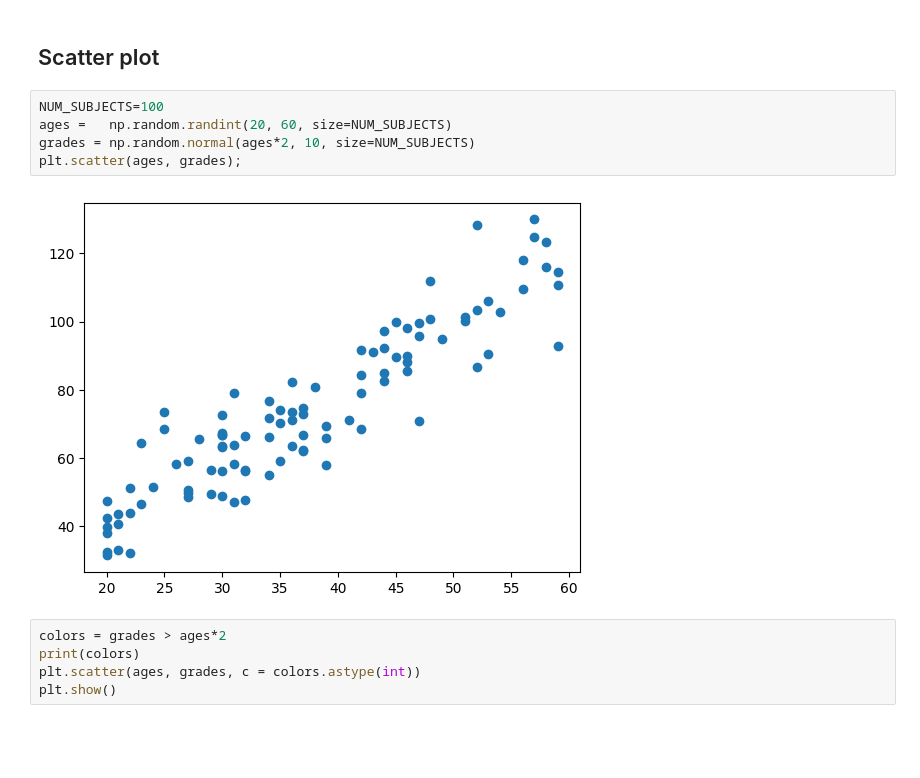
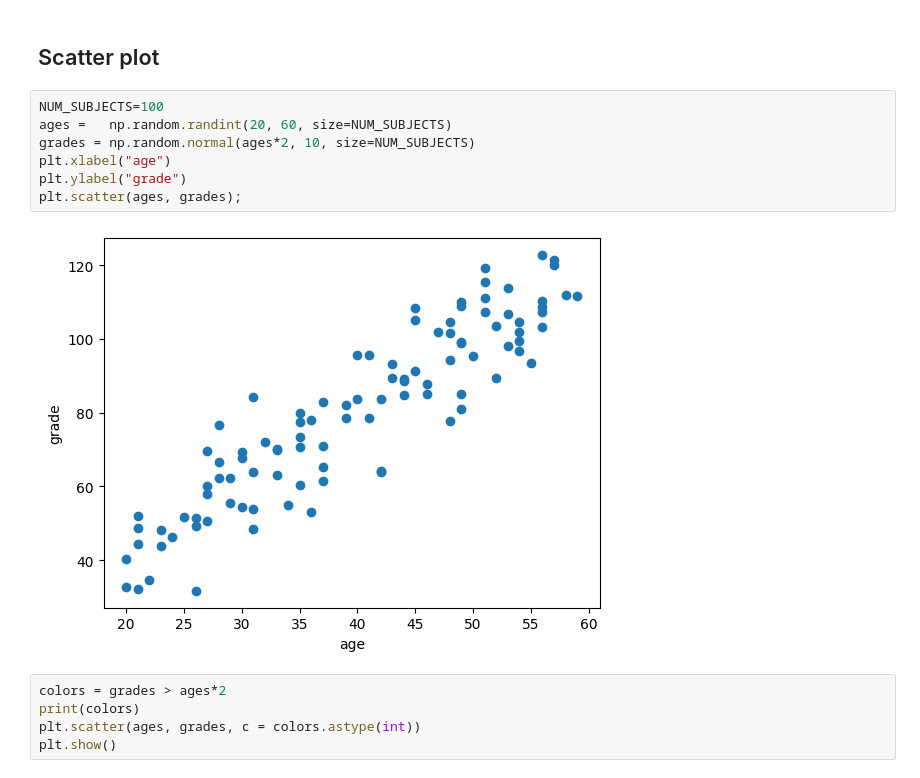
Before and after one commit to erelsgl-at-ariel/research-5784, a Jupyter notebook: 03-python-numstack/code/2-matplotlib.ipynb, the cells around one changed output. Drawn from its saved outputs; the diff is of its cells as text; blank space fills up the shorter version.

```diff
--- a/03-python-numstack/code/2-matplotlib.ipynb
+++ b/03-python-numstack/code/2-matplotlib.ipynb
@@ -39,10 +39,12 @@ plt.grid();
 # %%
 NUM_SUBJECTS=100
 ages =   np.random.randint(20, 60, size=NUM_SUBJECTS)
 grades = np.random.normal(ages*2, 10, size=NUM_SUBJECTS)
+plt.xlabel("age")
+plt.ylabel("grade")
 plt.scatter(ages, grades);
 # %% [output]
-[figure, old version]
+[figure, new version]
 # %%
 colors = grades > ages*2
 print(colors)
```
Also changed, not shown: parts of 4 cells of this notebook, 5 other files.
